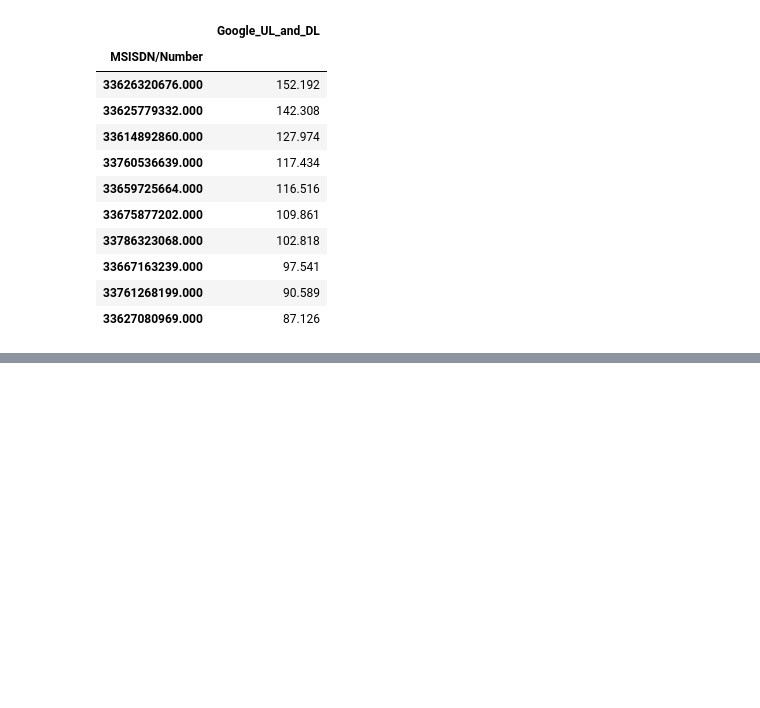
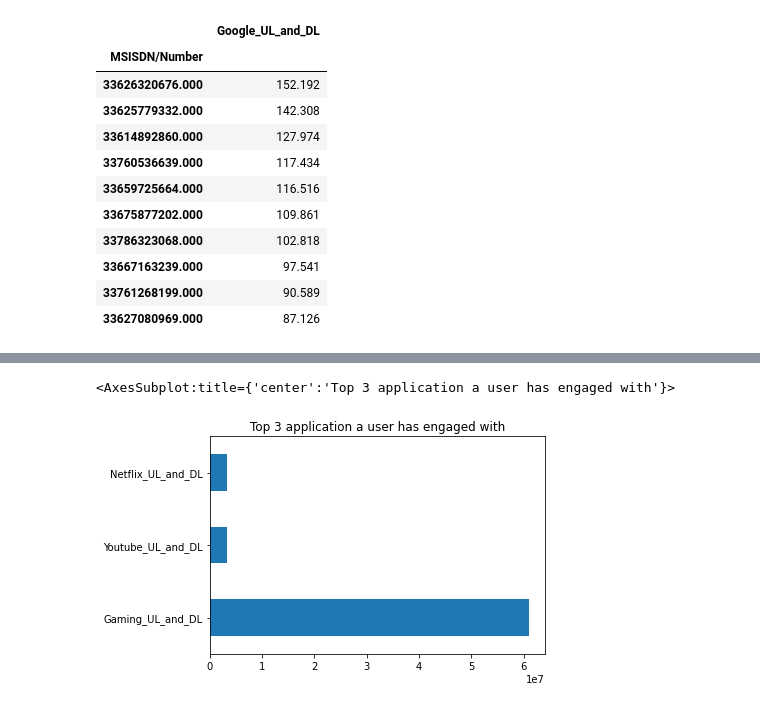
Before and after one commit to Micky373/Telecom_user_analytics, a Jupyter notebook: notebooks/user_engagement_analysis.ipynb, the cells around one changed output, grey strips where cells are left out. Drawn from its saved outputs; the diff is of its cells as text; code cells hidden in the pictures; blank space fills up the shorter version.

Commit message:
Find the top 10 most engaged users in social media and find the top 10 used applications

```diff
--- a/notebooks/user_engagement_analysis.ipynb
+++ b/notebooks/user_engagement_analysis.ipynb
@@ -383,3 +383,9 @@ top_google_users.head(10)
 | 33667163239.000 | 97.541 |
 | 33761268199.000 | 90.589 |
 | 33627080969.000 | 87.126 |
+# %%
+# Sorting to see the top 10 users based on the Social media usage
+
+user_engagement_data = user_engagement_data.sort_values(by='Social Media_UL_and_DL', ascending=False)
+top_social_media_users = user_engagement_data.loc[:,['Social Media_UL_and_DL']]
+top_social_media_users.head(10)
@@ -385,0 +405,6 @@ top_google_users.head(10)
+# %%
+top_applications = user_engagement_data[['Social Media_UL_and_DL','Google_UL_and_DL','Email_UL_and_DL','Youtube_UL_and_DL','Netflix_UL_and_DL','Gaming_UL_and_DL']].sum()
+top_applications.sort_values(ascending = False).head(3).plot(kind='barh',title='Top 3 application a user has engaged with')
+# %% [output]
+<AxesSubplot:title={'center':'Top 3 application a user has engaged with'}>
+[figure, added]
```
Also changed, not shown: parts of 1 cell of this notebook.
